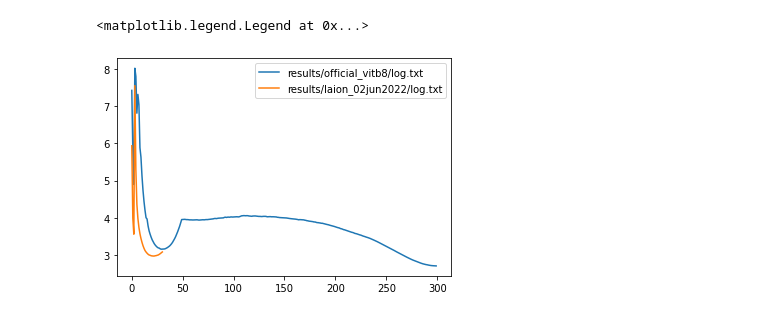
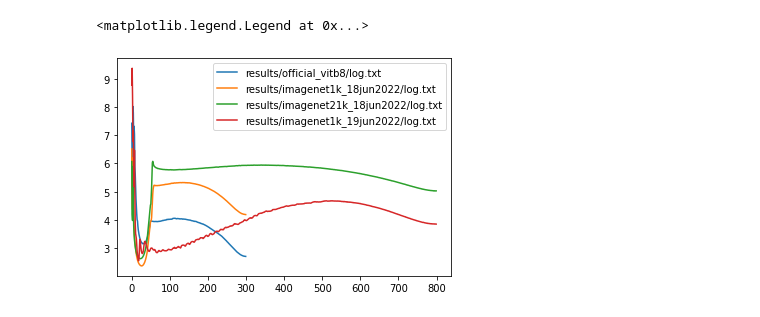
Before and after one commit to mehdidc/dino, a Jupyter notebook: analysis.ipynb, the cells around one changed output. Saved outputs shown, nothing was run; the diff lists cells and outputs as text; code cells hidden in the pictures.

Commit message:
update results

```diff
--- a/analysis.ipynb
+++ b/analysis.ipynb
@@ -11,25 +11,32 @@ def read_log(path):
 # %%
 paths = [
     #"results/imagenet1k_24apr2022/log.txt",
     #"results/imagenet1k_25apr2022/log.txt",
     #    "results/imagenet1k_26apr2022/log.txt",
     #    "results/imagenet1k_27apr2022/log.txt",
     #"results/imagenet1k_28apr2022/log.txt",
     #"results/imagenet21k_29apr2022/log.txt",
     "results/official_vitb8/log.txt",
+    "results/imagenet1k_18jun2022/log.txt",
+    "results/imagenet21k_18jun2022/log.txt",
+    "results/imagenet1k_19jun2022/log.txt",
+
+    #"results/imagenet1k_19jun2022/log.txt",
+    #"results/imagenet1k_18feb2022/log.txt",
+
     #"results/official_vits16/log.txt"
     #"results/laion_13apr2022/log.txt"
     #"results/imagenet1k_07nov2021/log.txt",
     #"results/official_vitb16/log.txt",
-    "results/laion_02jun2022/log.txt",
+    #"results/laion_02jun2022/log.txt",
 ]
 for path in paths:
     df= read_log(path)
     plt.plot(df.epoch, df.train_loss, label=path)
 plt.legend()
 # %% [output]
 <matplotlib.legend.Legend at 0x...>
-[figure, old version]
+[figure, new version]
 # %%
 %%time
 from glob import glob
```
Also changed, not shown: parts of 3 cells of this notebook, 1 other file.
